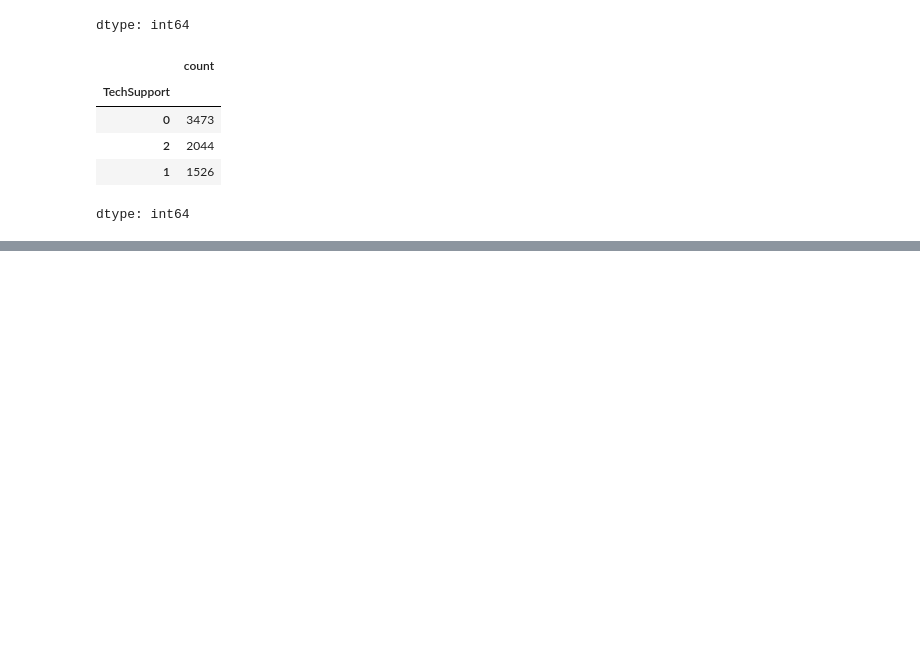
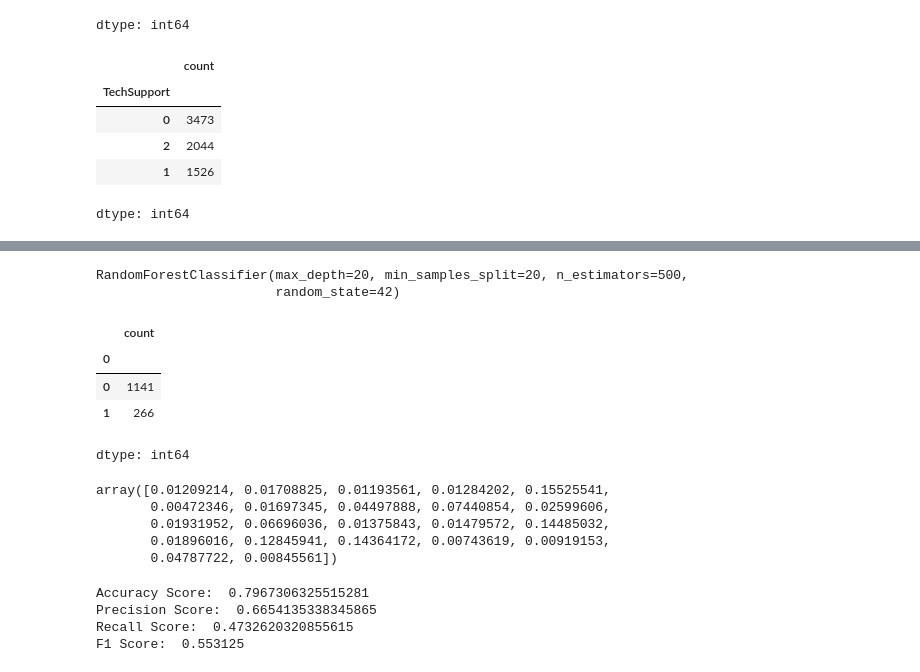
Before and after one commit to ZaazMarx1104/Churn-Rate-Prediction-Kaggle, a Jupyter notebook: Customer_Churn_Prediction.ipynb, the cells around one changed output, grey strips where cells are left out. Drawn from its saved outputs; the diff is of its cells as text; code cells hidden in the pictures; blank space fills up the shorter version.

```diff
--- a/Customer_Churn_Prediction.ipynb
+++ b/Customer_Churn_Prediction.ipynb
@@ -450,0 +452,56 @@ F1 Score:  0.5558912386706949
+# %%
+from sklearn.model_selection import GridSearchCV
+
+param_grid = {
+    "n_estimators": [100, 200, 500],
+    "max_depth": [10, 20, None],
+    "min_samples_split": [5, 10, 20],
+    "min_samples_leaf": [1, 5, 10]
+}
+
+grid_search = GridSearchCV(
+    RandomForestClassifier(random_state=42),
+    param_grid,
+    scoring="precision",
+    cv=5
+)
+grid_search.fit(X_train, y_train)
+
+best_rf = grid_search.best_estimator_
+# %%
+best_rf.fit(X_train, y_train)
+# %% [output]
+RandomForestClassifier(max_depth=20, min_samples_split=20, n_estimators=500,
+                       random_state=42)
+# %%
+best_rf_predictions = best_rf.predict(X_test)
+# %%
+best_rf_predictions = pd.DataFrame(best_rf_predictions)
+best_rf_predictions.value_counts()
+# %% [output]
+|  | count |
+| 0 |  |
+| 0 | 1141 |
+| 1 | 266 |
+dtype: int64
+# %%
+best_rf.feature_importances_
+# %% [output]
+array([0.01209214, 0.01708825, 0.01193561, 0.01284202, 0.15525541,
+       0.00472346, 0.01697345, 0.04497888, 0.07440854, 0.02599606,
+       0.01931952, 0.06696036, 0.01375843, 0.01479572, 0.14485032,
+       0.01896016, 0.12845941, 0.14364172, 0.00743619, 0.00919153,
+       0.04787722, 0.00845561])
+# %%
+from sklearn.metrics import accuracy_score, precision_score, recall_score, f1_score
+accuracy_score(y_test, best_rf_predictions)
+f1_score(y_test, best_rf_predictions)
+print("Accuracy Score: ", accuracy_score(y_test, best_rf_predictions))
+print("Precision Score: ", precision_score(y_test, best_rf_predictions))
+print("Recall Score: ", recall_score(y_test, best_rf_predictions))
+print("F1 Score: ", f1_score(y_test, best_rf_predictions))
+# %% [output]
+Accuracy Score:  0.7967306325515281
+Precision Score:  0.6654135338345865
+Recall Score:  0.4732620320855615
+F1 Score:  0.553125
```
Also changed, not shown: parts of 7 cells of this notebook.
